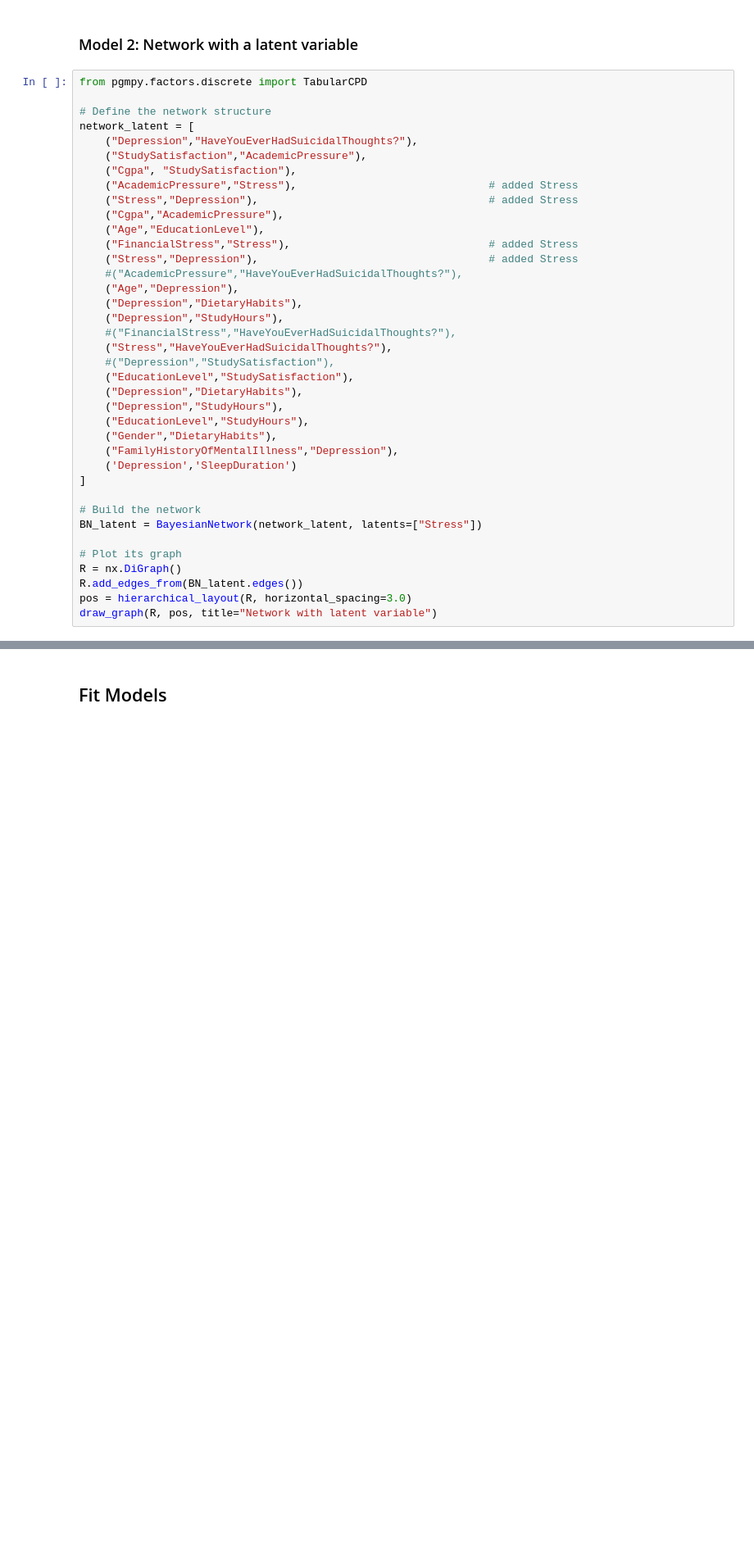
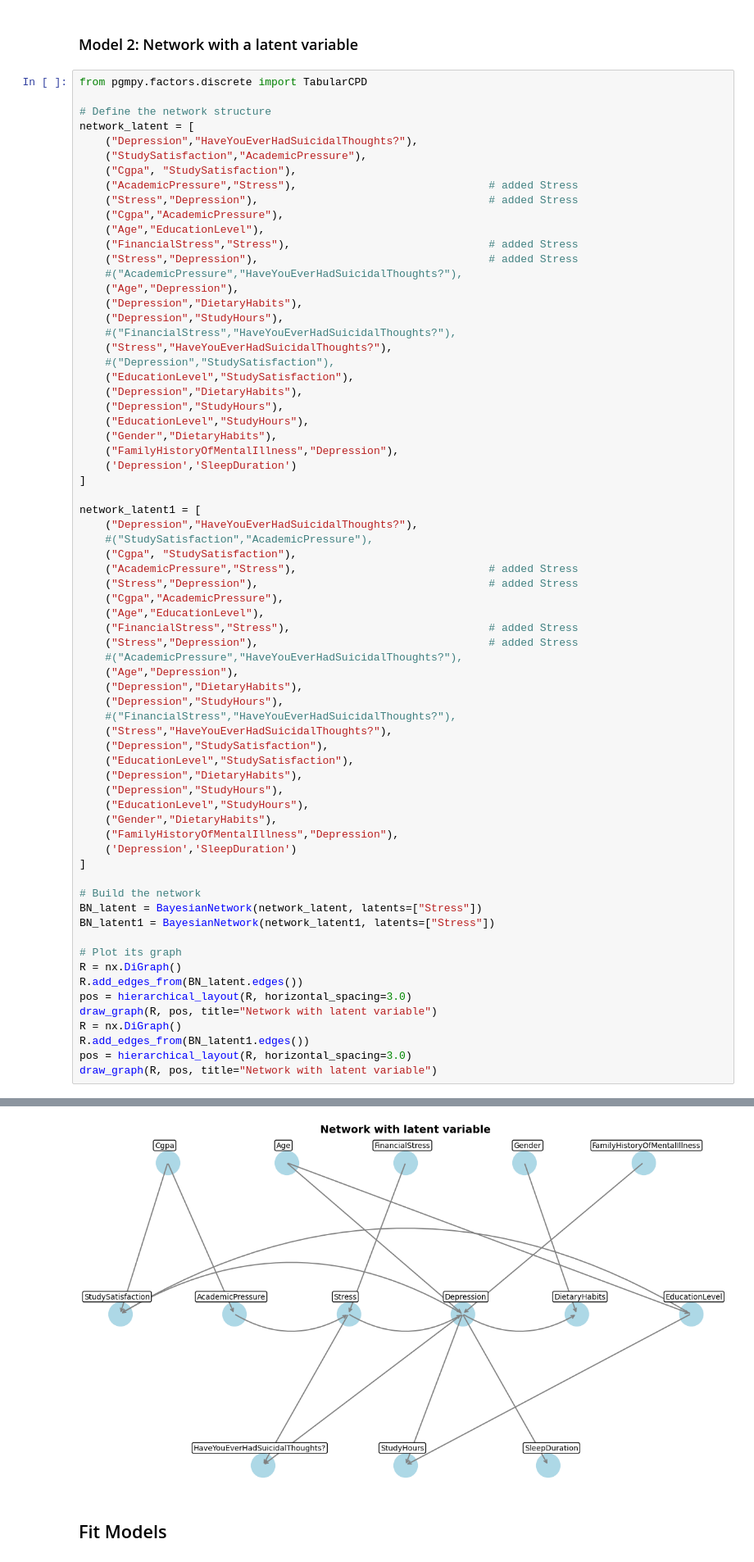
Before and after one commit to Shardyne/faikr3-project, a Jupyter notebook: network_comparison.ipynb, the cells around one changed output, grey strips where cells are left out. Shown at 82% size. Saved outputs shown, nothing was run; the diff lists cells and outputs as text; blank space fills up the shorter version.

```diff
--- a/network_comparison.ipynb
+++ b/network_comparison.ipynb
@@ -67,33 +96,65 @@ network_latent = [
     ("Cgpa","AcademicPressure"),
     ("Age","EducationLevel"),
     ("FinancialStress","Stress"),                               # added Stress
     ("Stress","Depression"),                                    # added Stress
     #("AcademicPressure","HaveYouEverHadSuicidalThoughts?"),
     ("Age","Depression"),
     ("Depression","DietaryHabits"),
     ("Depression","StudyHours"),
     #("FinancialStress","HaveYouEverHadSuicidalThoughts?"),
     ("Stress","HaveYouEverHadSuicidalThoughts?"),
     #("Depression","StudySatisfaction"),
     ("EducationLevel","StudySatisfaction"),
     ("Depression","DietaryHabits"),
     ("Depression","StudyHours"),
     ("EducationLevel","StudyHours"),
     ("Gender","DietaryHabits"),
     ("FamilyHistoryOfMentalIllness","Depression"),
     ('Depression','SleepDuration')
 ]
 
+network_latent1 = [
+    ("Depression","HaveYouEverHadSuicidalThoughts?"),
+    #("StudySatisfaction","AcademicPressure"),
+    ("Cgpa", "StudySatisfaction"),
+    ("AcademicPressure","Stress"),                              # added Stress
+    ("Stress","Depression"),                                    # added Stress
+    ("Cgpa","AcademicPressure"),
+    ("Age","EducationLevel"),
+    ("FinancialStress","Stress"),                               # added Stress
+    ("Stress","Depression"),                                    # added Stress
+    #("AcademicPressure","HaveYouEverHadSuicidalThoughts?"),
+    ("Age","Depression"),
+    ("Depression","DietaryHabits"),
+    ("Depression","StudyHours"),
+    #("FinancialStress","HaveYouEverHadSuicidalThoughts?"),
+    ("Stress","HaveYouEverHadSuicidalThoughts?"),
+    ("Depression","StudySatisfaction"),
+    ("EducationLevel","StudySatisfaction"),
+    ("Depression","DietaryHabits"),
+    ("Depression","StudyHours"),
+    ("EducationLevel","StudyHours"),
+    ("Gender","DietaryHabits"),
+    ("FamilyHistoryOfMentalIllness","Depression"),
+    ('Depression','SleepDuration')
+]
+
 # Build the network
 BN_latent = BayesianNetwork(network_latent, latents=["Stress"])
+BN_latent1 = BayesianNetwork(network_latent1, latents=["Stress"])
 
 # Plot its graph
 R = nx.DiGraph()
 R.add_edges_from(BN_latent.edges())
 pos = hierarchical_layout(R, horizontal_spacing=3.0)
 draw_graph(R, pos, title="Network with latent variable")
+R = nx.DiGraph()
+R.add_edges_from(BN_latent1.edges())
+pos = hierarchical_layout(R, horizontal_spacing=3.0)
+draw_graph(R, pos, title="Network with latent variable")
 # %% [output]
 [figure]
+[figure, added]
 # %% [markdown]
 ## Fit Models
 # %%
```
Also changed, not shown: parts of 26 cells of this notebook, 3 other files.
